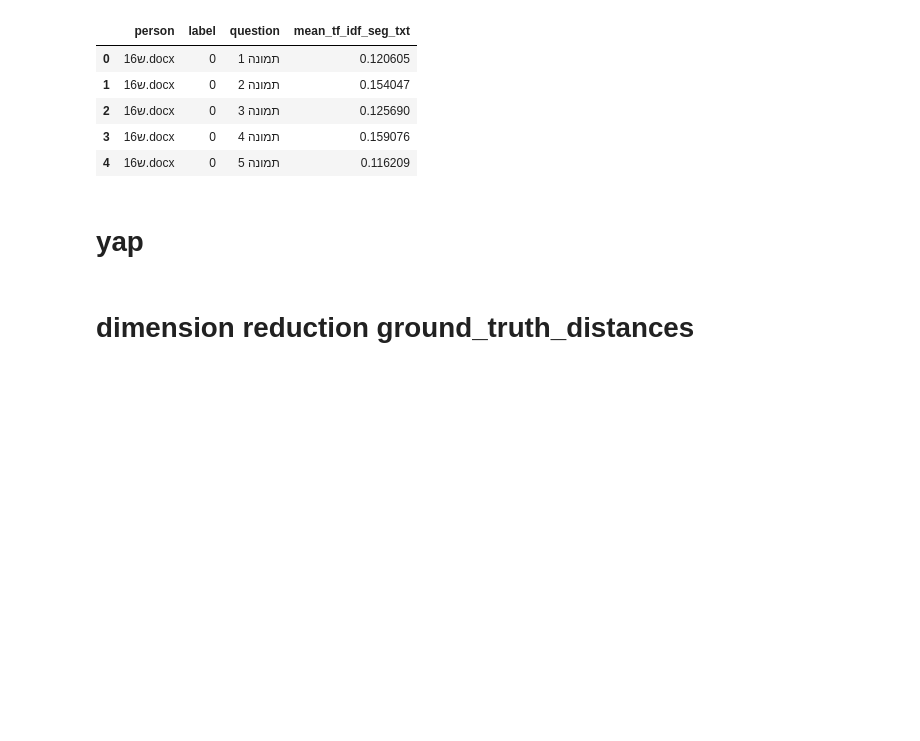
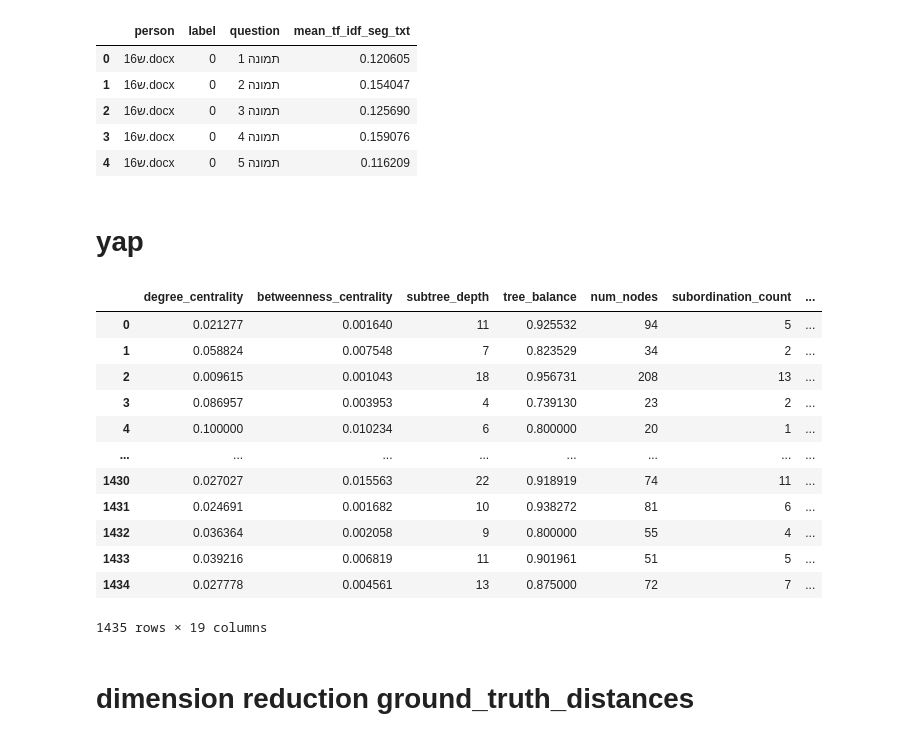
Before and after one commit to royzohar2/Schizophrenic_Speech, a Jupyter notebook: notebooks/pre_process.ipynb, the cells around one changed output. Drawn from its saved outputs; the diff is of its cells as text; code cells hidden in the pictures; blank space fills up the shorter version.

```diff
--- a/notebooks/pre_process.ipynb
+++ b/notebooks/pre_process.ipynb
@@ -173,3 +171,20 @@ tf_idf_df_filtered.head()
+# %%
+yap_df = pd.read_csv(f"{parent_dir}/data/features_yap.csv", index_col=False)
+yap_df
+# %% [output]
+|  | degree_centrality | betweenness_centrality | subtree_depth | tree_balance | num_nodes | subordination_count | ... |
+| 0 | 0.021277 | 0.001640 | 11 | 0.925532 | 94 | 5 | ... |
+| 1 | 0.058824 | 0.007548 | 7 | 0.823529 | 34 | 2 | ... |
+| 2 | 0.009615 | 0.001043 | 18 | 0.956731 | 208 | 13 | ... |
+| 3 | 0.086957 | 0.003953 | 4 | 0.739130 | 23 | 2 | ... |
+| 4 | 0.100000 | 0.010234 | 6 | 0.800000 | 20 | 1 | ... |
+| ... | ... | ... | ... | ... | ... | ... | ... |
+| 1430 | 0.027027 | 0.015563 | 22 | 0.918919 | 74 | 11 | ... |
+| 1431 | 0.024691 | 0.001682 | 10 | 0.938272 | 81 | 6 | ... |
+| 1432 | 0.036364 | 0.002058 | 9 | 0.800000 | 55 | 4 | ... |
+| 1433 | 0.039216 | 0.006819 | 11 | 0.901961 | 51 | 5 | ... |
+| 1434 | 0.027778 | 0.004561 | 13 | 0.875000 | 72 | 7 | ... |
+1435 rows × 19 columns
 # %% [markdown]
 # dimension reduction ground_truth_distances
 # %%
```
Also changed, not shown: parts of 38 cells of this notebook, 1 other file.
